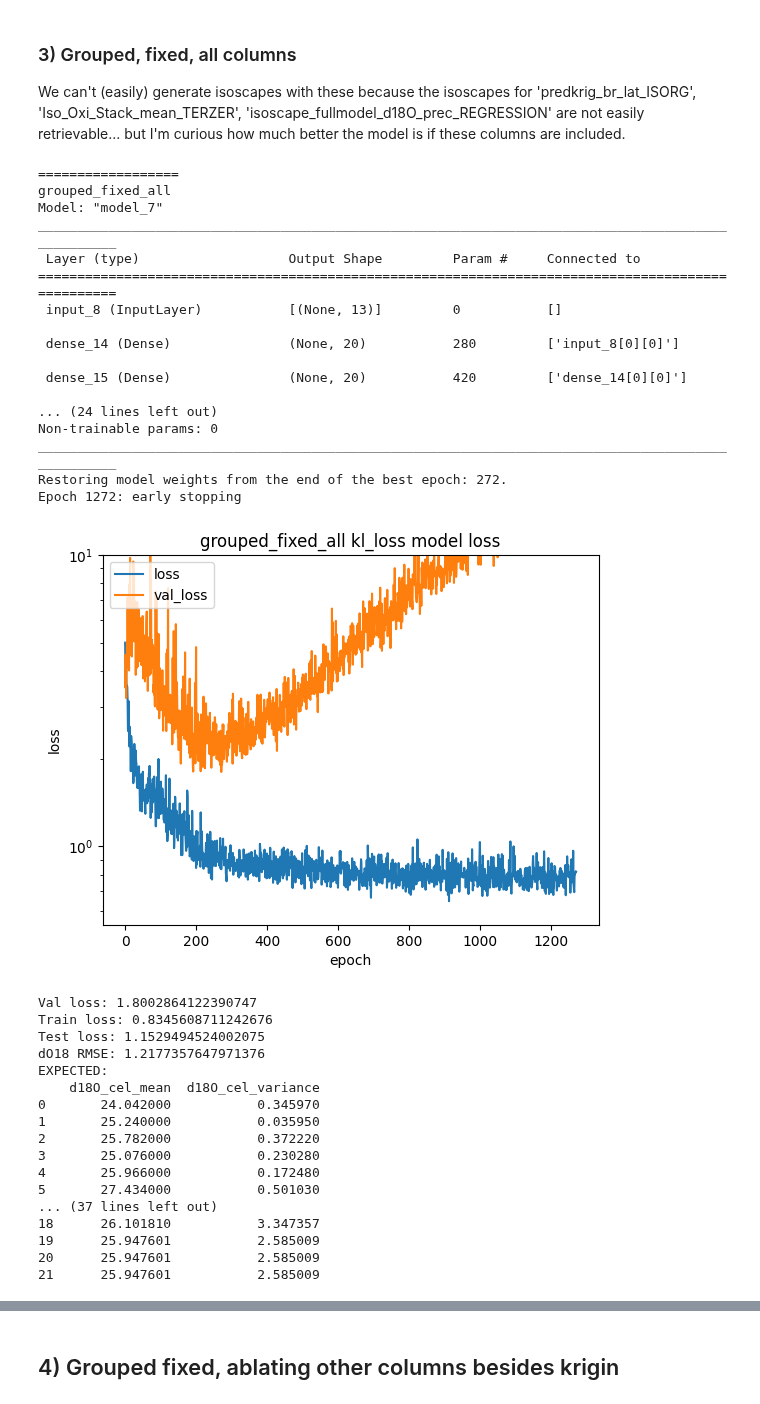
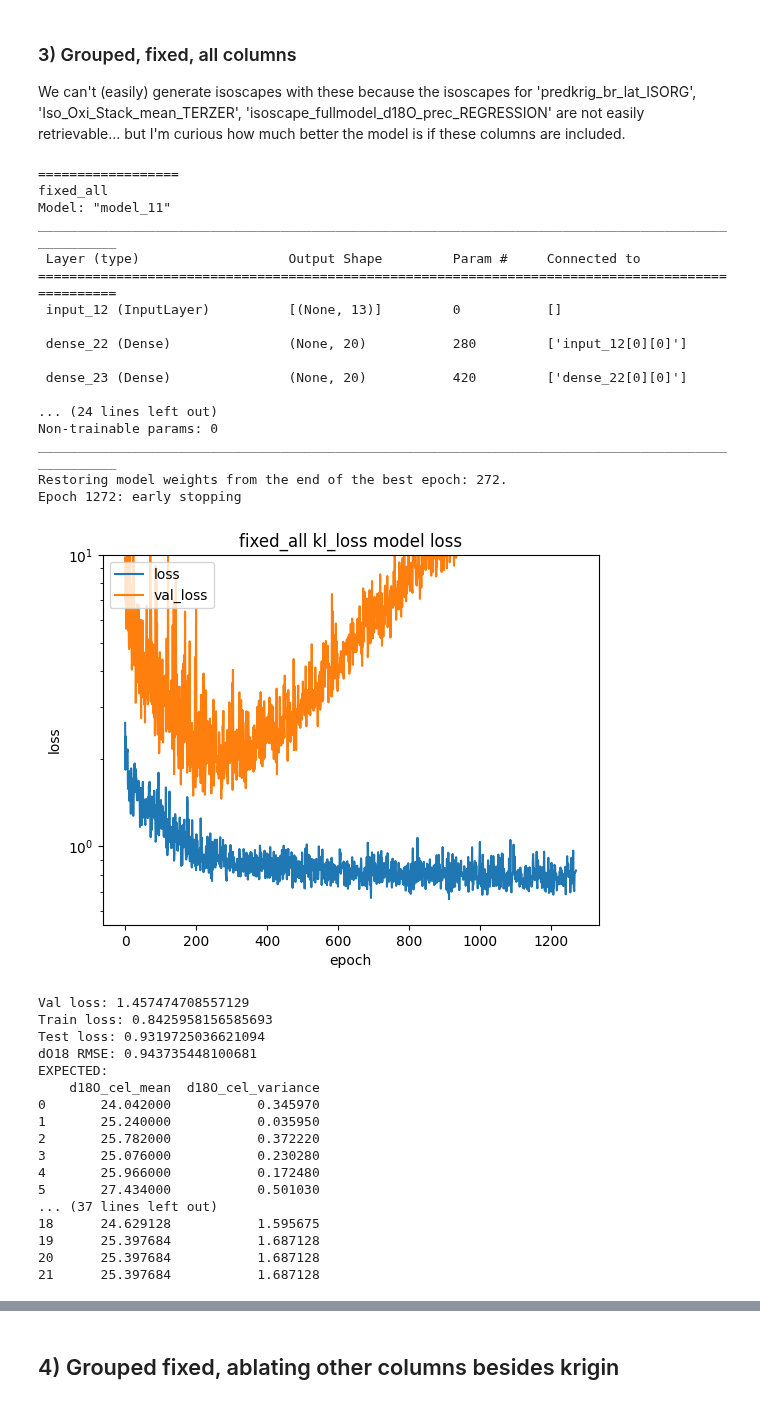
Before and after one commit to tnc-br/ddf-isoscapes, a Jupyter notebook: dnn/kriging_numerical_stability_bayesian_canonical.ipynb, the cells around one changed output, grey strips where cells are left out. Saved outputs shown, nothing was run; the diff lists cells and outputs as text; code cells hidden in the pictures.

```diff
--- a/dnn/kriging_numerical_stability_bayesian_canonical.ipynb
+++ b/dnn/kriging_numerical_stability_bayesian_canonical.ipynb
@@ -468,44 +467,44 @@ We can't (easily) generate isoscapes with these because the isoscapes for 'predk
 grouped_fixed_fileset = {
     'TRAIN' : os.path.join(FP_ROOT, 'amazon_sample_data/kriging_ensemble_experiment/uc_davis_train_fixed_grouped.csv'),
     'TEST' : os.path.join(FP_ROOT, 'amazon_sample_data/kriging_ensemble_experiment/uc_davis_test_fixed_grouped.csv'),
     'VALIDATION' : os.path.join(FP_ROOT, 'amazon_sample_data/kriging_ensemble_experiment/uc_davis_validation_fixed_grouped.csv'),
 }
 
 
 columns_to_normalize = ['lat', 'long', 'VPD', 'RH', 'PET', 'DEM', 'PA',
                         'Mean Annual Temperature',
                         'Mean Annual Precipitation',
                         'ordinary_kriging_linear_d18O_predicted_variance']
 columns_to_standardize = [
     'ordinary_kriging_linear_d18O_predicted_mean',
     'Iso_Oxi_Stack_mean_TERZER',
     'isoscape_fullmodel_d18O_prec_REGRESSION']
 
 data = load_and_scale(grouped_fixed_fileset, columns_to_normalize, columns_to_standardize)
-model = train_and_evaluate(data, "grouped_fixed_all", training_batch_size=3)
+model = train_and_evaluate(data, "fixed_all", training_batch_size=3)
 # %% [output]
 ==================
-grouped_fixed_all
-Model: "model_7"
+fixed_all
+Model: "model_11"
 __________________________________________________________________________________________________
  Layer (type)                   Output Shape         Param #     Connected to
 ==================================================================================================
- input_8 (InputLayer)           [(None, 13)]         0           []
+ input_12 (InputLayer)          [(None, 13)]         0           []
 
- dense_14 (Dense)               (None, 20)           280         ['input_8[0][0]']
+ dense_22 (Dense)               (None, 20)           280         ['input_12[0][0]']
 
- dense_15 (Dense)               (None, 20)           420         ['dense_14[0][0]']
+ dense_23 (Dense)               (None, 20)           420         ['dense_22[0][0]']
 
 ... (24 lines left out)
 Non-trainable params: 0
 __________________________________________________________________________________________________
 Restoring model weights from the end of the best epoch: 272.
 Epoch 1272: early stopping
-[figure, old version]
+[figure, new version]
-Val loss: 1.8002864122390747
-Train loss: 0.8345608711242676
-Test loss: 1.1529494524002075
-dO18 RMSE: 1.2177357647971376
+Val loss: 1.457474708557129
+Train loss: 0.8425958156585693
+Test loss: 0.9319725036621094
+dO18 RMSE: 0.943735448100681
 EXPECTED:
     d18O_cel_mean  d18O_cel_variance
 0       24.042000           0.345970
@@ -515,7 +514,7 @@ EXPECTED:
 4       25.966000           0.172480
 5       27.434000           0.501030
 ... (37 lines left out)
-18      26.101810           3.347357
-19      25.947601           2.585009
-20      25.947601           2.585009
-21      25.947601           2.585009
+18      24.629128           1.595675
+19      25.397684           1.687128
+20      25.397684           1.687128
+21      25.397684           1.687128
```
Also changed, not shown: parts of 4 cells of this notebook.
